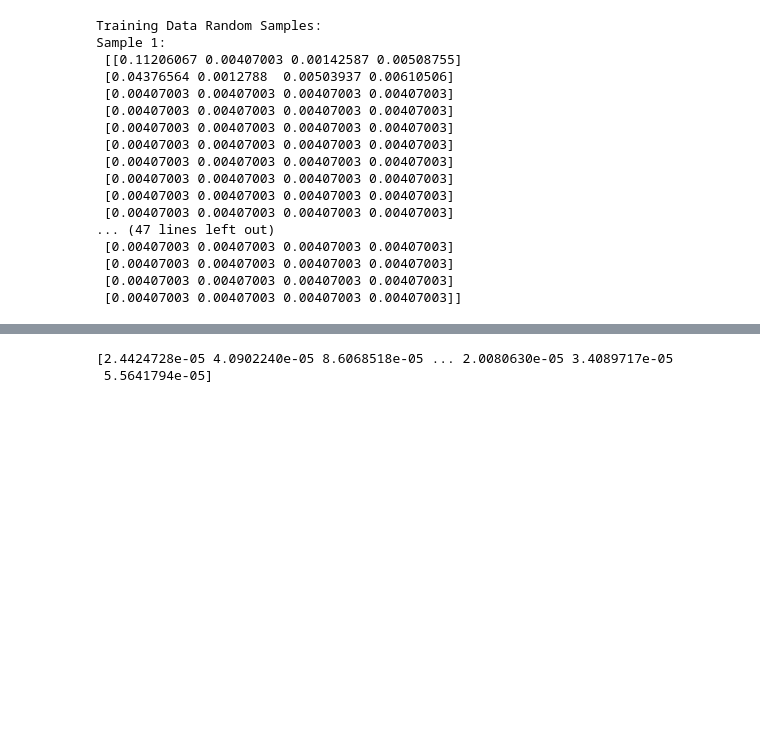
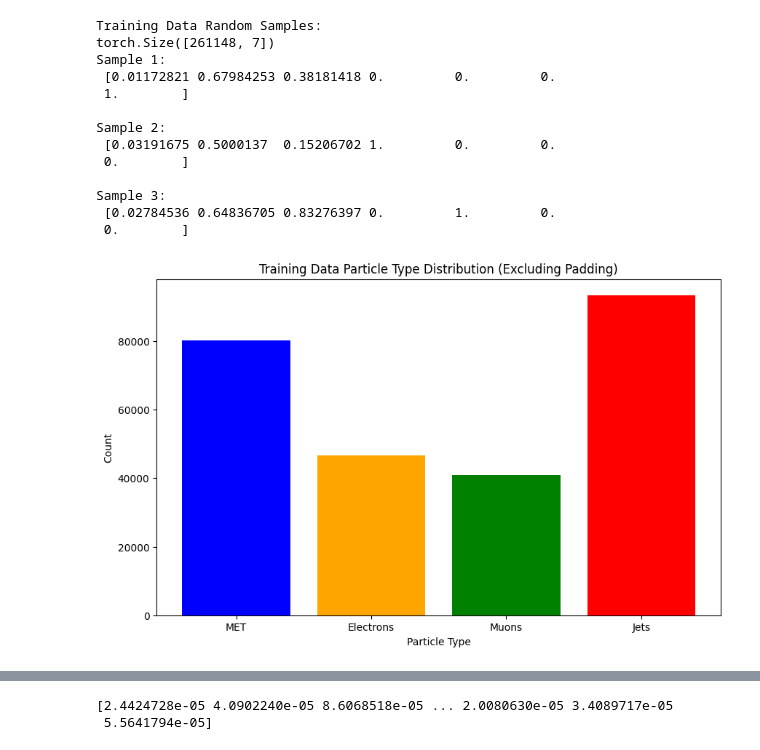
Before and after one commit to herormo/anomaly-detection-HEP, a Jupyter notebook: main.ipynb, the cells around one changed output, grey strips where cells are left out. Cells and saved outputs as stored; diff of their text form; code cells hidden in the pictures; blank space fills up the shorter version.

Commit message:
Improved data normalization

```diff
--- a/main.ipynb
+++ b/main.ipynb
@@ -19,11 +19,3 @@ from sklearn.decomposition import PCA
 from sklearn.model_selection import train_test_split
 # %%
 device = 'cuda:0' if torch.cuda.is_available() else 'cpu'
-# %%
-def normalize_data(data, min_val=None, max_val=None):
-    if min_val is None or max_val is None:
-        min_val = data.min()
-        max_val = data.max()
-    # Normalize to [0, 1]
-    normalized_data = (data - min_val) / (max_val - min_val)
-    return normalized_data, min_val, max_val
@@ -30,6 +108,5 @@ def normalize_data(data, min_val=None, max_val=None):
 # %%
-def create_datasets_convolutional(bkg_file, signals_files, blackbox_file, events=None, test_size=0.2, val_size=0.2, input_shape=57, batch_size=64):
-
+def create_datasets_convolutional(bkg_file, signals_files, blackbox_file, events=None, test_size=0.2, val_size=0.2, input_shape=7, batch_size=64):
     # Step 1: Load and process BACKGROUND data (SM data)
     with h5py.File(bkg_file, 'r') as file:
         full_data = file['Particles'][:, :, :input_shape]  # Load only the relevant features
@@ -38,7 +115,7 @@ def create_datasets_convolutional(bkg_file, signals_files, blackbox_file, events
             full_data = full_data[:events, :, :]  # Limit the number of events
 
     # Normalize background data
-    full_data, bkg_min, bkg_max = normalize_data(full_data)
+    full_data, bkg_min_vals, bkg_max_vals = normalize_data(full_data)
 
     # Step 2: Split the data into training, validation, and testing sets
     X_train, X_temp = train_test_split(full_data, test_size=test_size, shuffle=True)
@@ -70,7 +147,7 @@ def create_datasets_convolutional(bkg_file, signals_files, blackbox_file, events
         with h5py.File(signal_file, 'r') as f:
             signal_data = f['Particles'][:, :, :input_shape]
             # Normalize signal data using background normalization parameters
-            signal_data, _, _ = normalize_data(signal_data, min_val=bkg_min, max_val=bkg_max)
+            signal_data, _, _ = normalize_data(signal_data, min_vals=bkg_min_vals, max_vals=bkg_max_vals)
             bsm_data_list.append(signal_data)
 
     # Concatenate all BSM data
@@ -91,7 +168,7 @@ def create_datasets_convolutional(bkg_file, signals_files, blackbox_file, events
     with h5py.File(blackbox_file, 'r') as f:
         blackbox_data = f['Particles'][:, :, :input_shape]
         # Normalize blackbox data using background normalization parameters
-        blackbox_data, _, _ = normalize_data(blackbox_data, min_val=bkg_min, max_val=bkg_max)
+        blackbox_data, _, _ = normalize_data(blackbox_data, min_vals=bkg_min_vals, max_vals=bkg_max_vals)
 
     # Convert blackbox data to a PyTorch tensor
     blackbox_tensor = torch.tensor(blackbox_data, dtype=torch.float32)
@@ -123,7 +200,7 @@ train_loader, val_loader, test_loader, blackbox_loader = create_datasets_convolu
     events=100000,  # Process only the first 100,000 events
     test_size=0.2,
     val_size=0.2,
-    input_shape=4,
+    input_shape=7,
     batch_size=64
 )
 # %%
@@ -146,22 +223,19 @@ def print_random_samples(data_loader, num_samples=5):
 # %%
 # Display samples from each dataset
 print("Training Data Random Samples:")
+print(train_loader.dataset.tensors[0].shape)
 print_random_samples(train_loader, num_samples=3)
 # %% [output]
 Training Data Random Samples:
+torch.Size([261148, 7])
 Sample 1:
- [[0.11206067 0.00407003 0.00142587 0.00508755]
- [0.04376564 0.0012788  0.00503937 0.00610506]
- [0.00407003 0.00407003 0.00407003 0.00407003]
- [0.00407003 0.00407003 0.00407003 0.00407003]
- [0.00407003 0.00407003 0.00407003 0.00407003]
- [0.00407003 0.00407003 0.00407003 0.00407003]
- [0.00407003 0.00407003 0.00407003 0.00407003]
- [0.00407003 0.00407003 0.00407003 0.00407003]
- [0.00407003 0.00407003 0.00407003 0.00407003]
- [0.00407003 0.00407003 0.00407003 0.00407003]
-... (47 lines left out)
- [0.00407003 0.00407003 0.00407003 0.00407003]
- [0.00407003 0.00407003 0.00407003 0.00407003]
- [0.00407003 0.00407003 0.00407003 0.00407003]
- [0.00407003 0.00407003 0.00407003 0.00407003]]
+ [0.01172821 0.67984253 0.38181418 0.         0.         0.
+ 1.        ]
+
+Sample 2:
+ [0.03191675 0.5000137  0.15206702 1.         0.         0.
+ 0.        ]
+
+Sample 3:
+ [0.02784536 0.64836705 0.83276397 0.         1.         0.
+ 0.        ]
@@ -167,0 +294,4 @@ Sample 1:
+# %%
+plot_particle_type_distribution(train_loader, title="Training Data Particle Type Distribution (Excluding Padding)")
+# %% [output]
+[figure, added]
```
Also changed, not shown: parts of 17 cells of this notebook, 1 other file.
